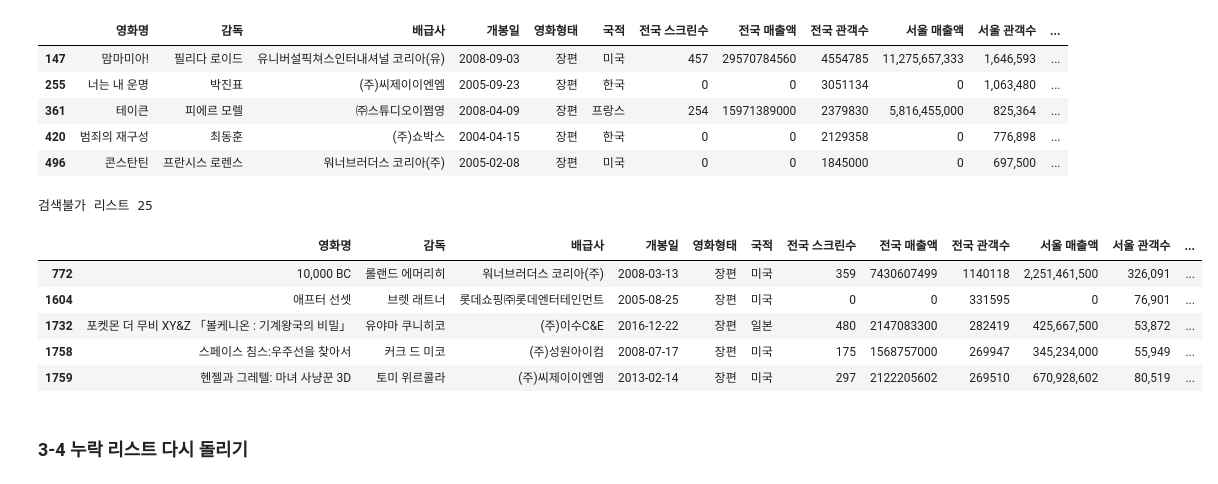
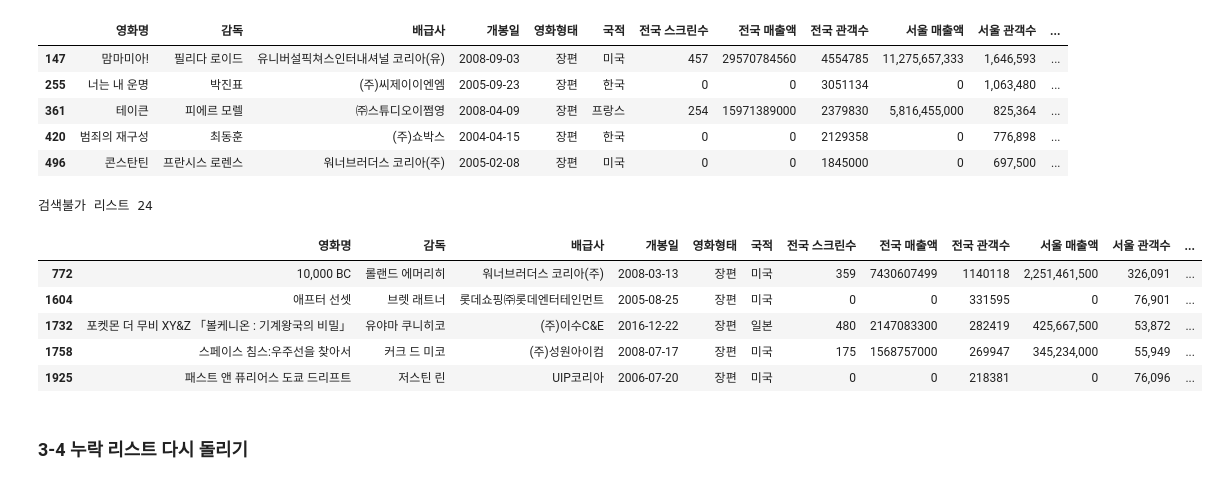
Before and after one commit to Play-Web-miniProject/MovieDL, a Jupyter notebook: eyz/naver_API_final2.ipynb, the cells around one changed output. Cells and saved outputs as stored; diff of their text form; code cells hidden in the pictures.

```diff
--- a/eyz/naver_API_final2.ipynb
+++ b/eyz/naver_API_final2.ipynb
@@ -395,19 +418,19 @@ missed_df.head()
 | 420 | 범죄의 재구성 | 최동훈 | (주)쇼박스 | 2004-04-15 | 장편 | 한국 | 0 | 0 | 2129358 | 0 | 776,898 | ... |
 | 496 | 콘스탄틴 | 프란시스 로렌스 | 워너브러더스 코리아(주) | 2005-02-08 | 장편 | 미국 | 0 | 0 | 1845000 | 0 | 697,500 | ... |
 # %%
-error_list = pd.read_csv('./files/error_list_utf8.csv', encoding='utf-8', index_col=0)
+error_list = pd.read_csv('./files/error_list_fin_utf8.csv', encoding='utf-8', index_col=0)
 nofind_index_li = error_list.loc[error_list['1']=='검색 불가']['0']
 nofind_df = movie_df.loc[nofind_index_li]
 print('검색불가 리스트', len(nofind_df))
 nofind_df.head()
 # %% [output]
-검색불가 리스트 25
+검색불가 리스트 24
 |  | 영화명 | 감독 | 배급사 | 개봉일 | 영화형태 | 국적 | 전국 스크린수 | 전국 매출액 | 전국 관객수 | 서울 매출액 | 서울 관객수 | ... |
 | 772 | 10,000 BC | 롤랜드 에머리히 | 워너브러더스 코리아(주) | 2008-03-13 | 장편 | 미국 | 359 | 7430607499 | 1140118 | 2,251,461,500 | 326,091 | ... |
 | 1604 | 애프터 선셋 | 브렛 래트너 | 롯데쇼핑㈜롯데엔터테인먼트 | 2005-08-25 | 장편 | 미국 | 0 | 0 | 331595 | 0 | 76,901 | ... |
 | 1732 | 포켓몬 더 무비 XY&Z 「볼케니온 : 기계왕국의 비밀」 | 유야마 쿠니히코 | (주)이수C&E | 2016-12-22 | 장편 | 일본 | 480 | 2147083300 | 282419 | 425,667,500 | 53,872 | ... |
 | 1758 | 스페이스 침스:우주선을 찾아서 | 커크 드 미코 | (주)성원아이컴 | 2008-07-17 | 장편 | 미국 | 175 | 1568757000 | 269947 | 345,234,000 | 55,949 | ... |
-| 1759 | 헨젤과 그레텔: 마녀 사냥꾼 3D | 토미 위르콜라 | (주)씨제이이엔엠 | 2013-02-14 | 장편 | 미국 | 297 | 2122205602 | 269510 | 670,928,602 | 80,519 | ... |
+| 1925 | 패스트 앤 퓨리어스 도쿄 드리프트 | 저스틴 린 | UIP코리아 | 2006-07-20 | 장편 | 미국 | 0 | 0 | 218381 | 0 | 76,096 | ... |
 # %% [markdown]
 ### 3-4 누락 리스트 다시 돌리기
 # %%
```
Also changed, not shown: parts of 8 cells of this notebook, 22 other files.
